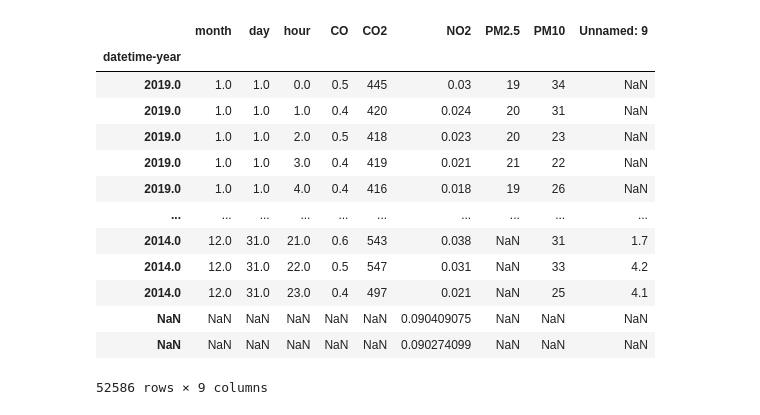
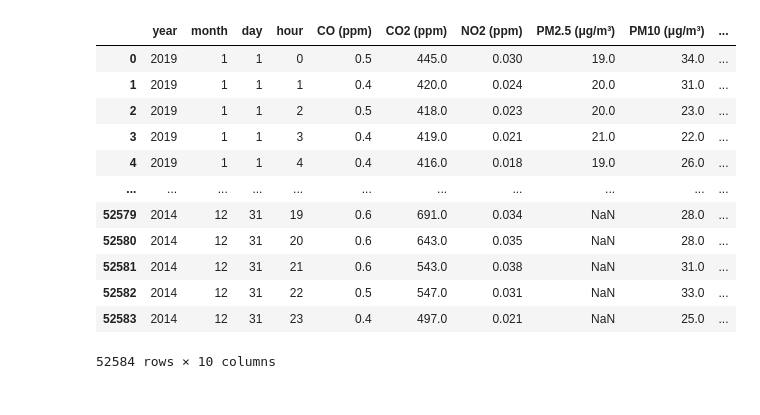
Before and after one commit to tbnsok40/Busan-Subway-Station-Pollutants-data, a Jupyter notebook: Nampo.ipynb, the cells around one changed output. Drawn from its saved outputs; the diff is of its cells as text; code cells hidden in the pictures.

```diff
--- a/Nampo.ipynb
+++ b/Nampo.ipynb
@@ -1,19 +1,29 @@
-# %%
-import pandas as pd
-nampo = pd.read_csv('남포.csv', encoding = 'cp949', index_col = 0)
-nampo
-# %% [output]
-|  | month | day | hour | CO | CO2 | NO2 | PM2.5 | PM10 | Unnamed: 9 |
-| datetime-year |  |  |  |  |  |  |  |  |  |
-| 2019.0 | 1.0 | 1.0 | 0.0 | 0.5 | 445 | 0.03 | 19 | 34 | NaN |
-| 2019.0 | 1.0 | 1.0 | 1.0 | 0.4 | 420 | 0.024 | 20 | 31 | NaN |
-| 2019.0 | 1.0 | 1.0 | 2.0 | 0.5 | 418 | 0.023 | 20 | 23 | NaN |
-| 2019.0 | 1.0 | 1.0 | 3.0 | 0.4 | 419 | 0.021 | 21 | 22 | NaN |
-| 2019.0 | 1.0 | 1.0 | 4.0 | 0.4 | 416 | 0.018 | 19 | 26 | NaN |
-| ... | ... | ... | ... | ... | ... | ... | ... | ... | ... |
-| 2014.0 | 12.0 | 31.0 | 21.0 | 0.6 | 543 | 0.038 | NaN | 31 | 1.7 |
-| 2014.0 | 12.0 | 31.0 | 22.0 | 0.5 | 547 | 0.031 | NaN | 33 | 4.2 |
-| 2014.0 | 12.0 | 31.0 | 23.0 | 0.4 | 497 | 0.021 | NaN | 25 | 4.1 |
-| NaN | NaN | NaN | NaN | NaN | NaN | 0.090409075 | NaN | NaN | NaN |
-| NaN | NaN | NaN | NaN | NaN | NaN | 0.090274099 | NaN | NaN | NaN |
-52586 rows × 9 columns
+# %%
+import pandas as pd
+import matplotlib.pyplot as plt
+import seaborn as sns
+
+plt.rcParams["font.family"] = "Times New Roman"
+plt.rcParams["font.size"] = 12
+plt.rcParams["font.weight"] = 'bold'
+
+
+nampo = pd.read_csv('남포fake.csv', encoding = 'cp949')
+
+nampo = nampo.apply(pd.to_numeric, errors='coerce')
+
+nampo
+# %% [output]
+|  | year | month | day | hour | CO (ppm) | CO2 (ppm) | NO2 (ppm) | PM2.5 (μg/m³) | PM10 (μg/m³) | ... |
+| 0 | 2019 | 1 | 1 | 0 | 0.5 | 445.0 | 0.030 | 19.0 | 34.0 | ... |
+| 1 | 2019 | 1 | 1 | 1 | 0.4 | 420.0 | 0.024 | 20.0 | 31.0 | ... |
+| 2 | 2019 | 1 | 1 | 2 | 0.5 | 418.0 | 0.023 | 20.0 | 23.0 | ... |
+| 3 | 2019 | 1 | 1 | 3 | 0.4 | 419.0 | 0.021 | 21.0 | 22.0 | ... |
+| 4 | 2019 | 1 | 1 | 4 | 0.4 | 416.0 | 0.018 | 19.0 | 26.0 | ... |
+| ... | ... | ... | ... | ... | ... | ... | ... | ... | ... | ... |
+| 52579 | 2014 | 12 | 31 | 19 | 0.6 | 691.0 | 0.034 | NaN | 28.0 | ... |
+| 52580 | 2014 | 12 | 31 | 20 | 0.6 | 643.0 | 0.035 | NaN | 28.0 | ... |
+| 52581 | 2014 | 12 | 31 | 21 | 0.6 | 543.0 | 0.038 | NaN | 31.0 | ... |
+| 52582 | 2014 | 12 | 31 | 22 | 0.5 | 547.0 | 0.031 | NaN | 33.0 | ... |
+| 52583 | 2014 | 12 | 31 | 23 | 0.4 | 497.0 | 0.021 | NaN | 25.0 | ... |
+52584 rows × 10 columns
```
Also changed, not shown: parts of 5 cells of this notebook.
